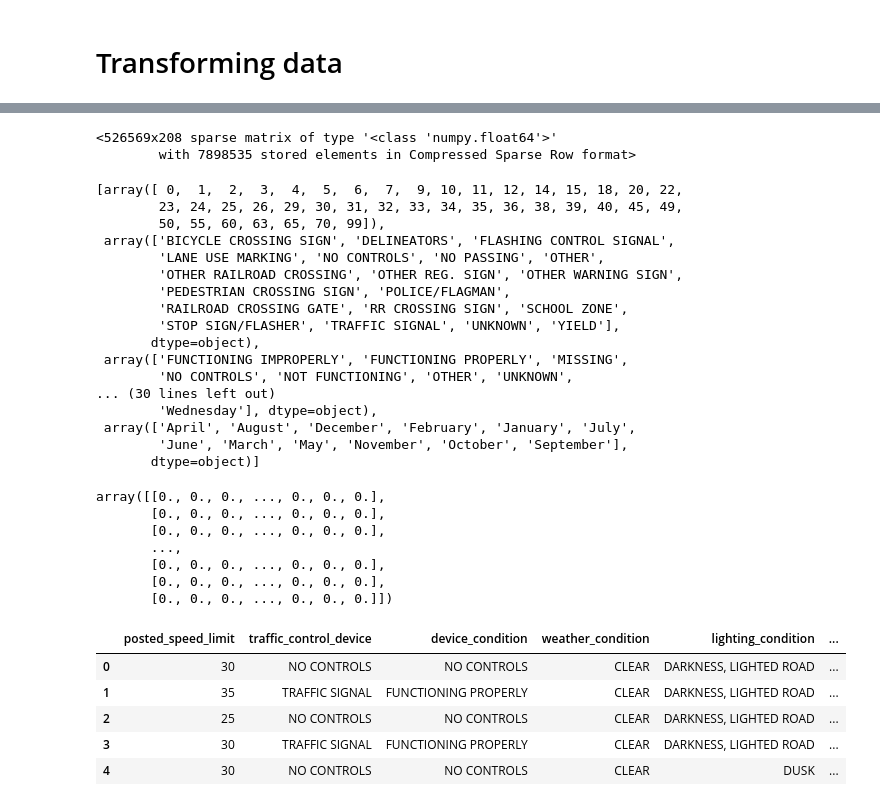
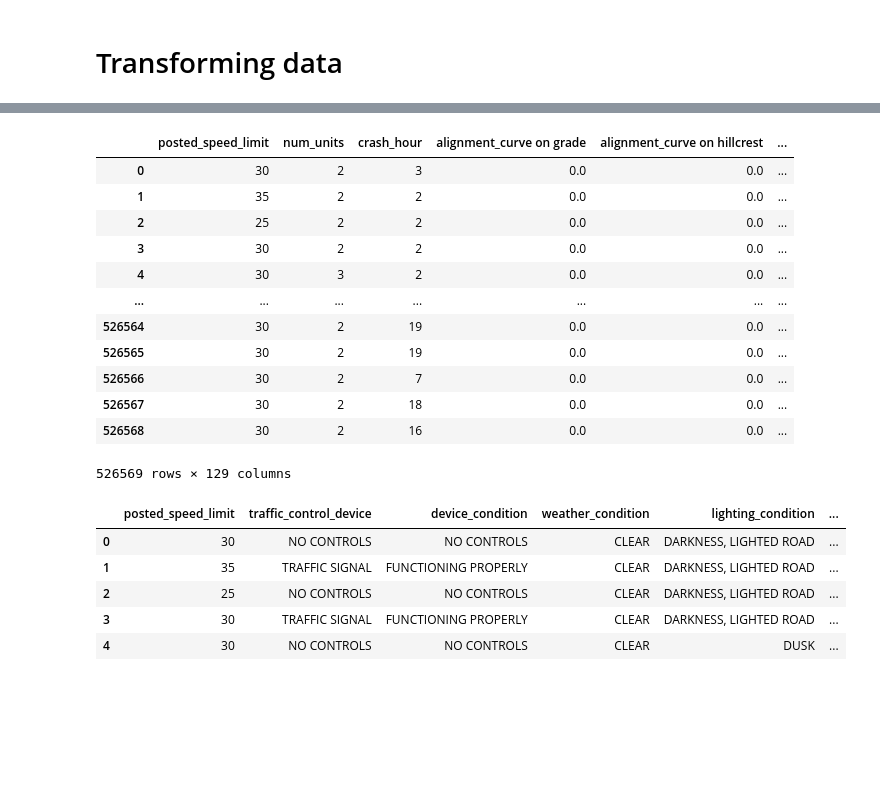
Before and after one commit to jkh-code/predicting-traffic-accident-injuries, a Jupyter notebook: notebooks/preliminary-modeling.ipynb, the cells around one changed output, grey strips where cells are left out. Cells and saved outputs as stored; diff of their text form; code cells hidden in the pictures; blank space fills up the shorter version.

Commit message:
Add category feature conversion to dummy values

```diff
--- a/notebooks/preliminary-modeling.ipynb
+++ b/notebooks/preliminary-modeling.ipynb
@@ -62,0 +60,2 @@ X[:5]
+# %%
+category_cols = df_crashes.columns.difference(numeric_cols)
@@ -63,42 +70,30 @@ X[:5]
 # %%
 encoder=OneHotEncoder(drop=None, sparse=True)
 # %%
-onehot_crashes = encoder.fit_transform(X)
+onehot_crashes = encoder.fit_transform(X[category_cols])
-# %%
-onehot_crashes
-# %% [output]
-<526569x208 sparse matrix of type '<class 'numpy.float64'>'
-        with 7898535 stored elements in Compressed Sparse Row format>
-# %%
-encoder.categories_
-# %% [output]
-[array([ 0,  1,  2,  3,  4,  5,  6,  7,  9, 10, 11, 12, 14, 15, 18, 20, 22,
-        23, 24, 25, 26, 29, 30, 31, 32, 33, 34, 35, 36, 38, 39, 40, 45, 49,
-        50, 55, 60, 63, 65, 70, 99]),
- array(['BICYCLE CROSSING SIGN', 'DELINEATORS', 'FLASHING CONTROL SIGNAL',
-        'LANE USE MARKING', 'NO CONTROLS', 'NO PASSING', 'OTHER',
-        'OTHER RAILROAD CROSSING', 'OTHER REG. SIGN', 'OTHER WARNING SIGN',
-        'PEDESTRIAN CROSSING SIGN', 'POLICE/FLAGMAN',
-        'RAILROAD CROSSING GATE', 'RR CROSSING SIGN', 'SCHOOL ZONE',
-        'STOP SIGN/FLASHER', 'TRAFFIC SIGNAL', 'UNKNOWN', 'YIELD'],
-       dtype=object),
- array(['FUNCTIONING IMPROPERLY', 'FUNCTIONING PROPERLY', 'MISSING',
-        'NO CONTROLS', 'NOT FUNCTIONING', 'OTHER', 'UNKNOWN',
-... (30 lines left out)
-        'Wednesday'], dtype=object),
- array(['April', 'August', 'December', 'February', 'January', 'July',
-        'June', 'March', 'May', 'November', 'October', 'September'],
-       dtype=object)]
-# %%
-onehot_crashes.toarray()
-# %% [output]
-array([[0., 0., 0., ..., 0., 0., 0.],
-       [0., 0., 0., ..., 0., 0., 0.],
-       [0., 0., 0., ..., 0., 0., 0.],
-       ...,
-       [0., 0., 0., ..., 0., 0., 0.],
-       [0., 0., 0., ..., 0., 0., 0.],
-       [0., 0., 0., ..., 0., 0., 0.]])
+# %%
+matrix_cols = []
+for col, ele in zip(category_cols, encoder.categories_):
+    for e in ele:
+        matrix_cols.append(col + "_" + e.lower())
+# %%
+X = pd.concat([X[numeric_cols], pd.DataFrame(onehot_crashes.toarray(), columns=matrix_cols)], axis=1)
+# %%
+X
+# %% [output]
+|  | posted_speed_limit | num_units | crash_hour | alignment_curve on grade | alignment_curve on hillcrest | ... |
+| 0 | 30 | 2 | 3 | 0.0 | 0.0 | ... |
+| 1 | 35 | 2 | 2 | 0.0 | 0.0 | ... |
+| 2 | 25 | 2 | 2 | 0.0 | 0.0 | ... |
+| 3 | 30 | 2 | 2 | 0.0 | 0.0 | ... |
+| 4 | 30 | 3 | 2 | 0.0 | 0.0 | ... |
+| ... | ... | ... | ... | ... | ... | ... |
+| 526564 | 30 | 2 | 19 | 0.0 | 0.0 | ... |
+| 526565 | 30 | 2 | 19 | 0.0 | 0.0 | ... |
+| 526566 | 30 | 2 | 7 | 0.0 | 0.0 | ... |
+| 526567 | 30 | 2 | 18 | 0.0 | 0.0 | ... |
+| 526568 | 30 | 2 | 16 | 0.0 | 0.0 | ... |
+526569 rows × 129 columns
 # %%
 df_crashes.head()
 # %% [output]
```
Also changed, not shown: parts of 6 cells of this notebook, 1 other file.
